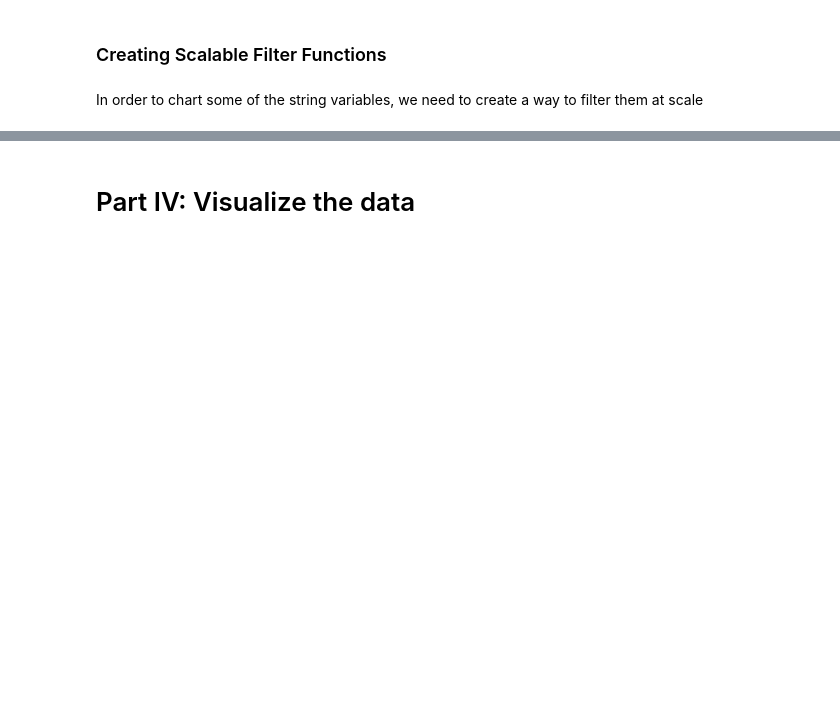
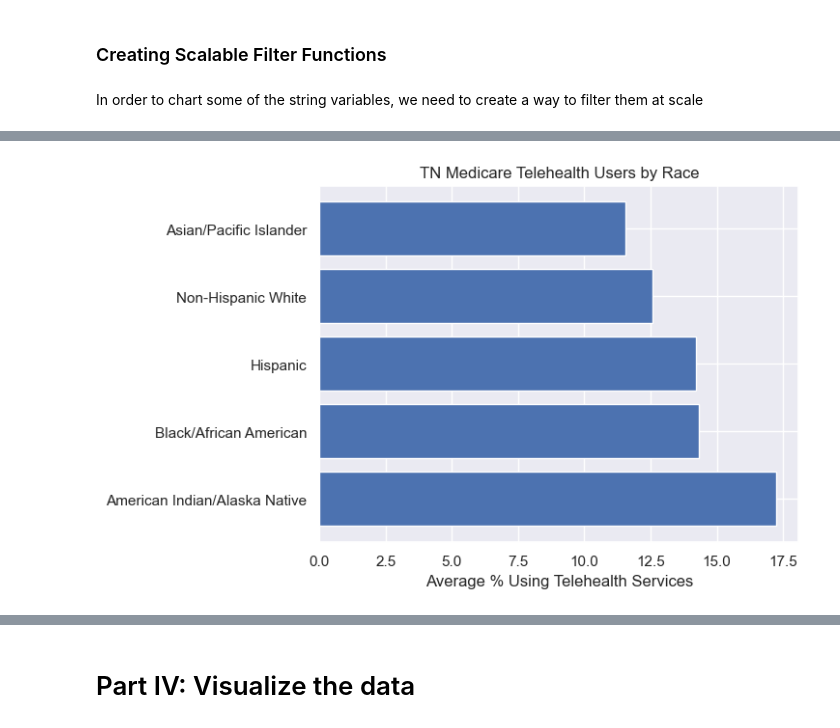
Before and after one commit to MQuarles2012/Telehealth_Analysis, a Jupyter notebook: Capstone Notebook.ipynb, the cells around one changed output, grey strips where cells are left out. Saved outputs shown, nothing was run; the diff lists cells and outputs as text; code cells hidden in the pictures; blank space fills up the shorter version.

```diff
--- a/Capstone Notebook.ipynb
+++ b/Capstone Notebook.ipynb
@@ -222,0 +249,15 @@ filtered_data = all_var
+# %%
+#Filter by TN, remove "all" and 'other' (there are no values for "other" recorded)
+value = 'Tennessee'
+filtered_data = quick_filter(medicare_trends_df,state,value)
+filtered_data = filtered_data[filtered_data['Bene_Race_Desc']!='All']
+filtered_data = filtered_data[filtered_data['Bene_Race_Desc']!='Other/Unknown']
+
+
+#Save this to CSV for chart:
+#filtered_data.to_csv('TN_Medicare_Race_Trends.csv')
+
+#Group by race
+medicare_trends_by_race = filtered_data.groupby(['Bene_Race_Desc'])['pct_actual_users_out_of_eligible_users'].mean().reset_index(name='average_pct').sort_values(by='average_pct', ascending=False)
+medicare_trends_by_race['average_pct'] = round(medicare_trends_by_race['average_pct'],2)
+medicare_trends_by_race
@@ -222,0 +271,22 @@ filtered_data = all_var
+# %%
+#Bar Graph
+
+#define data
+height = medicare_trends_by_race['average_pct']
+bars = medicare_trends_by_race['Bene_Race_Desc']
+y_pos = np.arange(len(bars))
+
+# Create bars
+#plt.bar(y_pos, height)
+plt.barh(bars, width=height)
+
+
+# Create names on the x-axis and labels
+plt.xlabel('Average % Using Telehealth Services')
+#plt.ylabel('Race')
+plt.title('TN Medicare Telehealth Users by Race')
+
+# Show graphic
+plt.show()
+# %% [output]
+[figure, added]
```
Also changed, not shown: parts of 24 cells of this notebook, 5 other files.
